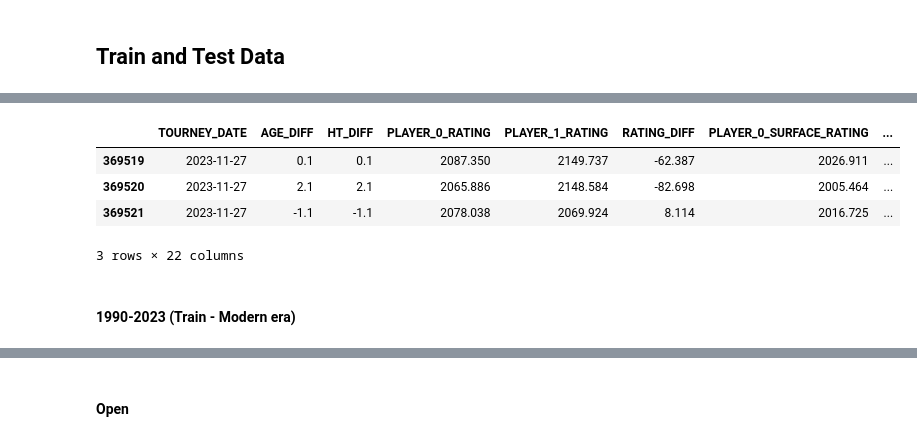
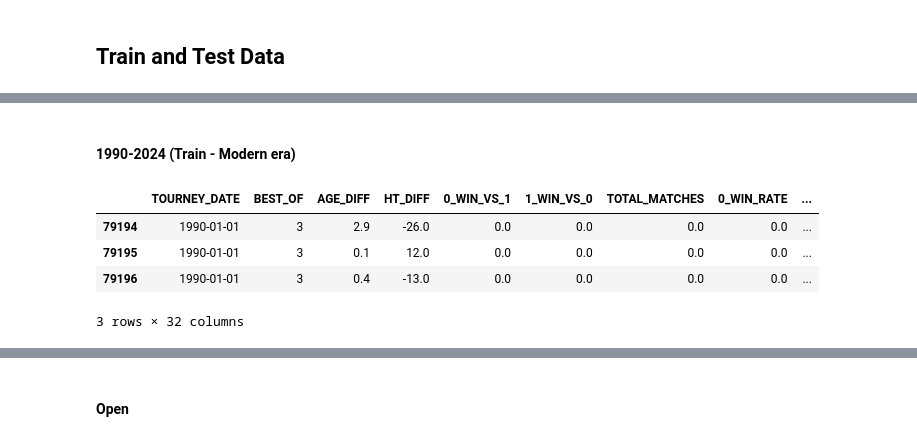
Before and after one commit to PauloRugani/atp-match-predictor, a Jupyter notebook: notebooks/6_model_training.ipynb, the cells around one changed output, grey strips where cells are left out. Saved outputs shown, nothing was run; the diff lists cells and outputs as text; code cells hidden in the pictures.

```diff
--- a/notebooks/6_model_training.ipynb
+++ b/notebooks/6_model_training.ipynb
@@ -92,14 +98,17 @@ feature_lda.head(3)
+# %% [markdown]
+#### 1990-2024 (Train - Modern era)
 # %%
-# open_data = feature_robust[feature_robust['TOURNEY_DATE'] < '2024-01-01']
-# open_data = feature_std[feature_std['TOURNEY_DATE'] < '2024-01-01']
-# open_data = feature_pca[feature_pca['TOURNEY_DATE'] < '2024-01-01']
-# open_data = feature_lda[feature_lda['TOURNEY_DATE'] < '2024-01-01']
-open_data = feature[feature['TOURNEY_DATE'] < '2024-01-01']
-open_data.tail(3)
+# modern_data = feature_robust[feature_robust['TOURNEY_DATE'] >= '1990-01-01']
+# modern_data = feature_std[feature_std['TOURNEY_DATE'] >= '1990-01-01']
+# modern_data = feature_pca[feature_pca['TOURNEY_DATE'] >= '1990-01-01']
+# modern_data = feature_lda[feature_lda['TOURNEY_DATE'] >= '1990-01-01']
+# modern_data = feature_partial_pca[feature_partial_pca['TOURNEY_DATE'] >= '1990-01-01']
+modern_data = feature[feature['TOURNEY_DATE'] >= '1990-01-01']
+modern_data.head(3)
 # %% [output]
-|  | TOURNEY_DATE | AGE_DIFF | HT_DIFF | PLAYER_0_RATING | PLAYER_1_RATING | RATING_DIFF | PLAYER_0_SURFACE_RATING | ... |
-| 369519 | 2023-11-27 | 0.1 | 0.1 | 2087.350 | 2149.737 | -62.387 | 2026.911 | ... |
-| 369520 | 2023-11-27 | 2.1 | 2.1 | 2065.886 | 2148.584 | -82.698 | 2005.464 | ... |
-| 369521 | 2023-11-27 | -1.1 | -1.1 | 2078.038 | 2069.924 | 8.114 | 2016.725 | ... |
+|  | TOURNEY_DATE | BEST_OF | AGE_DIFF | HT_DIFF | 0_WIN_VS_1 | 1_WIN_VS_0 | TOTAL_MATCHES | 0_WIN_RATE | ... |
+| 79194 | 1990-01-01 | 3 | 2.9 | -26.0 | 0.0 | 0.0 | 0.0 | 0.0 | ... |
+| 79195 | 1990-01-01 | 3 | 0.1 | 12.0 | 0.0 | 0.0 | 0.0 | 0.0 | ... |
+| 79196 | 1990-01-01 | 3 | 0.4 | -13.0 | 0.0 | 0.0 | 0.0 | 0.0 | ... |
-3 rows × 22 columns
+3 rows × 32 columns
 # %%
@@ -108,2 +116,0 @@ X_open = open_data.drop(['SCORE', 'TOURNEY_DATE'], axis=1)
-# %% [markdown]
-#### 1990-2023 (Train - Modern era)
```
Also changed, not shown: parts of 161 cells of this notebook, 6 other files.
